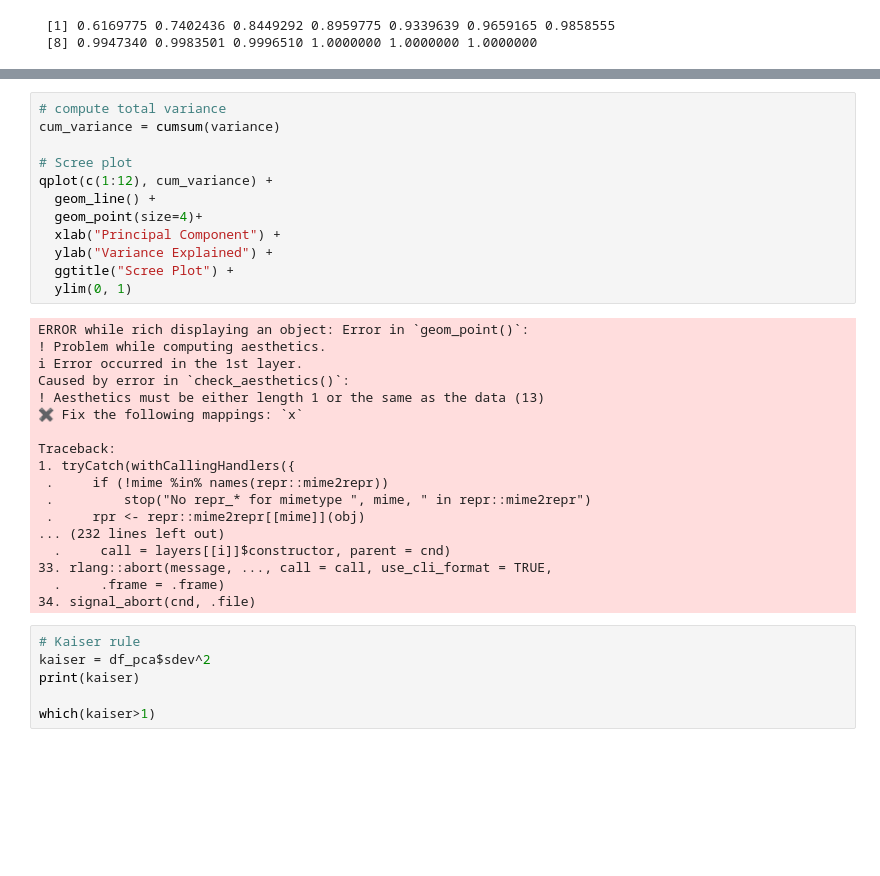
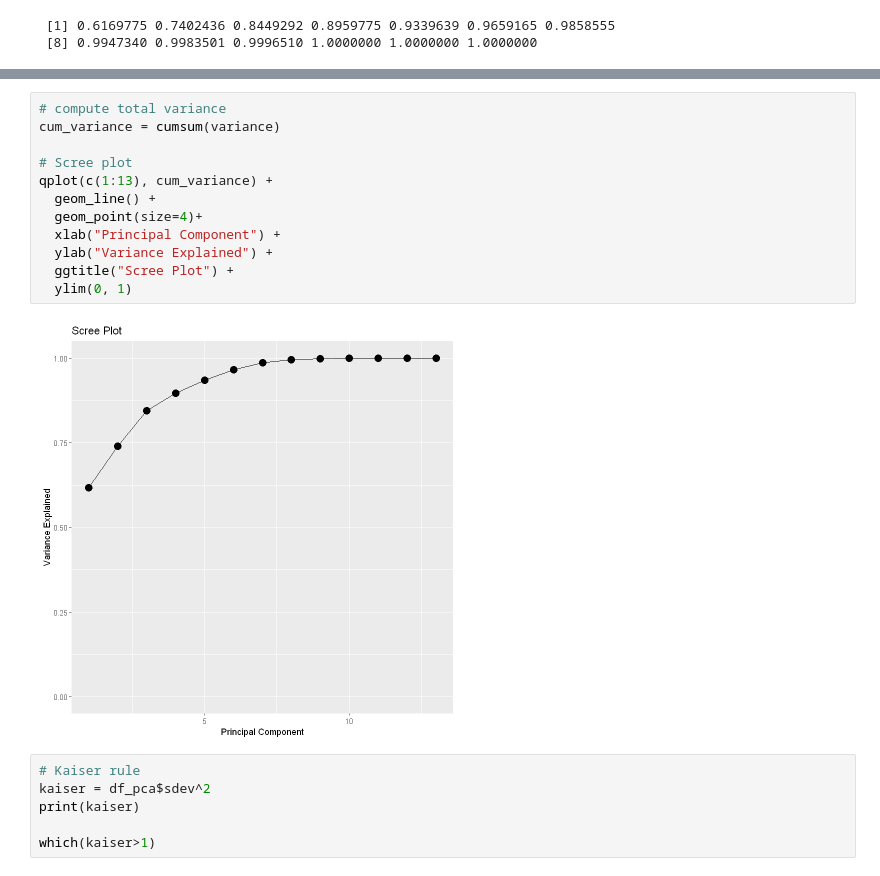
Before and after one commit to Giovo17/covid-country-analysis, a Jupyter notebook: covid-country-analysis.ipynb, the cells around one changed output, grey strips where cells are left out. Cells and saved outputs as stored; diff of their text form; blank space fills up the shorter version.

```diff
--- a/covid-country-analysis.ipynb
+++ b/covid-country-analysis.ipynb
@@ -1573,33 +1615,17 @@ Traceback:
 # %%
 # compute total variance
 cum_variance = cumsum(variance)
 
 # Scree plot
-qplot(c(1:12), cum_variance) +
+qplot(c(1:13), cum_variance) +
   geom_line() +
   geom_point(size=4)+
   xlab("Principal Component") +
   ylab("Variance Explained") +
   ggtitle("Scree Plot") +
   ylim(0, 1)
 # %% [output]
-ERROR while rich displaying an object: Error in `geom_point()`:
-! Problem while computing aesthetics.
-ℹ Error occurred in the 1st layer.
-Caused by error in `check_aesthetics()`:
-! Aesthetics must be either length 1 or the same as the data (13)
-✖ Fix the following mappings: `x`
-
-Traceback:
-1. tryCatch(withCallingHandlers({
- .     if (!mime %in% names(repr::mime2repr))
- .         stop("No repr_* for mimetype ", mime, " in repr::mime2repr")
- .     rpr <- repr::mime2repr[[mime]](obj)
-... (232 lines left out)
-  .     call = layers[[i]]$constructor, parent = cnd)
-33. rlang::abort(message, ..., call = call, use_cli_format = TRUE,
-  .     .frame = .frame)
-34. signal_abort(cnd, .file)
+[figure, added]
 # %%
 # Kaiser rule
 kaiser = df_pca$sdev^2
```
Also changed, not shown: parts of 108 cells of this notebook, 7 other files.
